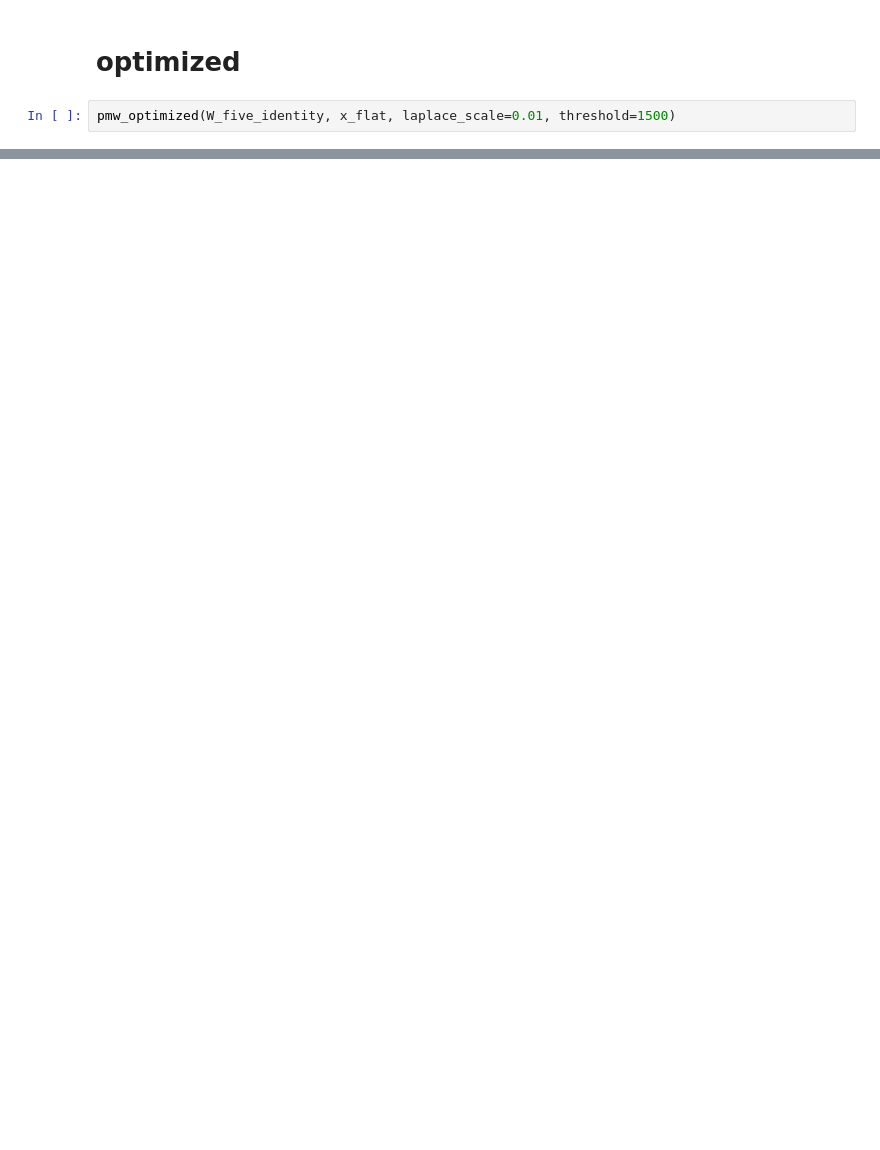
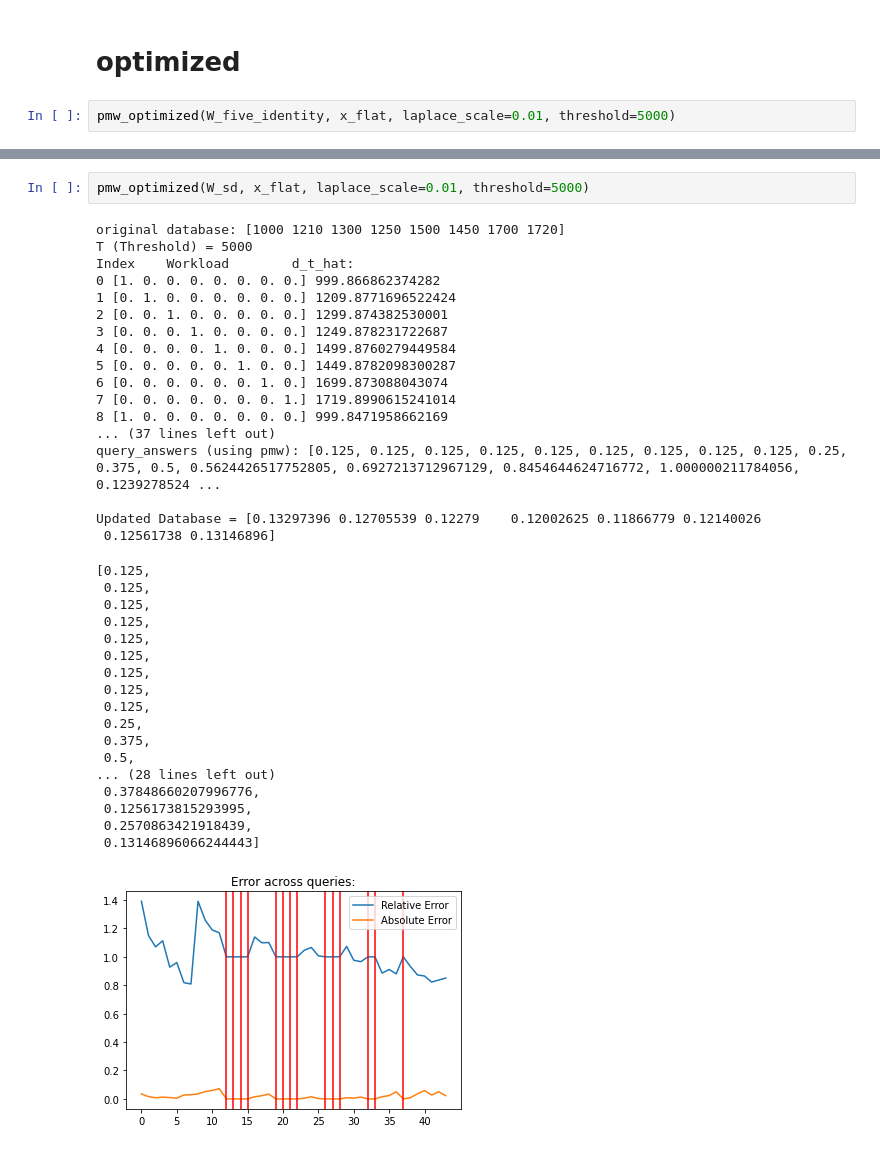
Before and after one commit to yikai-wu/Multi-Analyst-DP, a Jupyter notebook: src/pmw/optimizing_threshold.ipynb, the cells around one changed output, grey strips where cells are left out. Cells and saved outputs as stored; diff of their text form; blank space fills up the shorter version.

Commit message:
Plot each query next to its error, further customize errors, add files to gitignore

```diff
--- a/src/pmw/optimizing_threshold.ipynb
+++ b/src/pmw/optimizing_threshold.ipynb
@@ -189,6 +187,6 @@ The next question we need to think about is what to initialize the threshold and
 # %% [markdown]
 # optimized
 # %%
-pmw_optimized(W_five_identity, x_flat, laplace_scale=0.01, threshold=1500)
+pmw_optimized(W_five_identity, x_flat, laplace_scale=0.01, threshold=5000)
 # %% [output]
 original database: [1000 1210 1300 1250 1500 1450 1700 1720]
@@ -228,0 +227,38 @@ Updated Database = [0.1267531  0.1267531  0.1267531  0.1267531  0.1267531  0.126
+# %%
+pmw_optimized(W_sd, x_flat, laplace_scale=0.01, threshold=5000)
+# %% [output]
+original database: [1000 1210 1300 1250 1500 1450 1700 1720]
+T (Threshold) = 5000
+Index    Workload        d_t_hat:
+0 [1. 0. 0. 0. 0. 0. 0. 0.] 999.866862374282
+1 [0. 1. 0. 0. 0. 0. 0. 0.] 1209.8771696522424
+2 [0. 0. 1. 0. 0. 0. 0. 0.] 1299.874382530001
+3 [0. 0. 0. 1. 0. 0. 0. 0.] 1249.878231722687
+4 [0. 0. 0. 0. 1. 0. 0. 0.] 1499.8760279449584
+5 [0. 0. 0. 0. 0. 1. 0. 0.] 1449.8782098300287
+6 [0. 0. 0. 0. 0. 0. 1. 0.] 1699.873088043074
+7 [0. 0. 0. 0. 0. 0. 0. 1.] 1719.8990615241014
+8 [1. 0. 0. 0. 0. 0. 0. 0.] 999.8471958662169
+... (37 lines left out)
+query_answers (using pmw): [0.125, 0.125, 0.125, 0.125, 0.125, 0.125, 0.125, 0.125, 0.125, 0.25, 0.375, 0.5, 0.5624426517752805, 0.6927213712967129, 0.8454644624716772, 1.000000211784056, 0.1239278524 ...
+
+Updated Database = [0.13297396 0.12705539 0.12279    0.12002625 0.11866779 0.12140026
+ 0.12561738 0.13146896]
+[0.125,
+ 0.125,
+ 0.125,
+ 0.125,
+ 0.125,
+ 0.125,
+ 0.125,
+ 0.125,
+ 0.125,
+ 0.25,
+ 0.375,
+ 0.5,
+... (28 lines left out)
+ 0.37848660207996776,
+ 0.1256173815293995,
+ 0.2570863421918439,
+ 0.13146896066244443]
+[figure, added]
```
Also changed, not shown: parts of 9 cells of this notebook, 2 other files.
